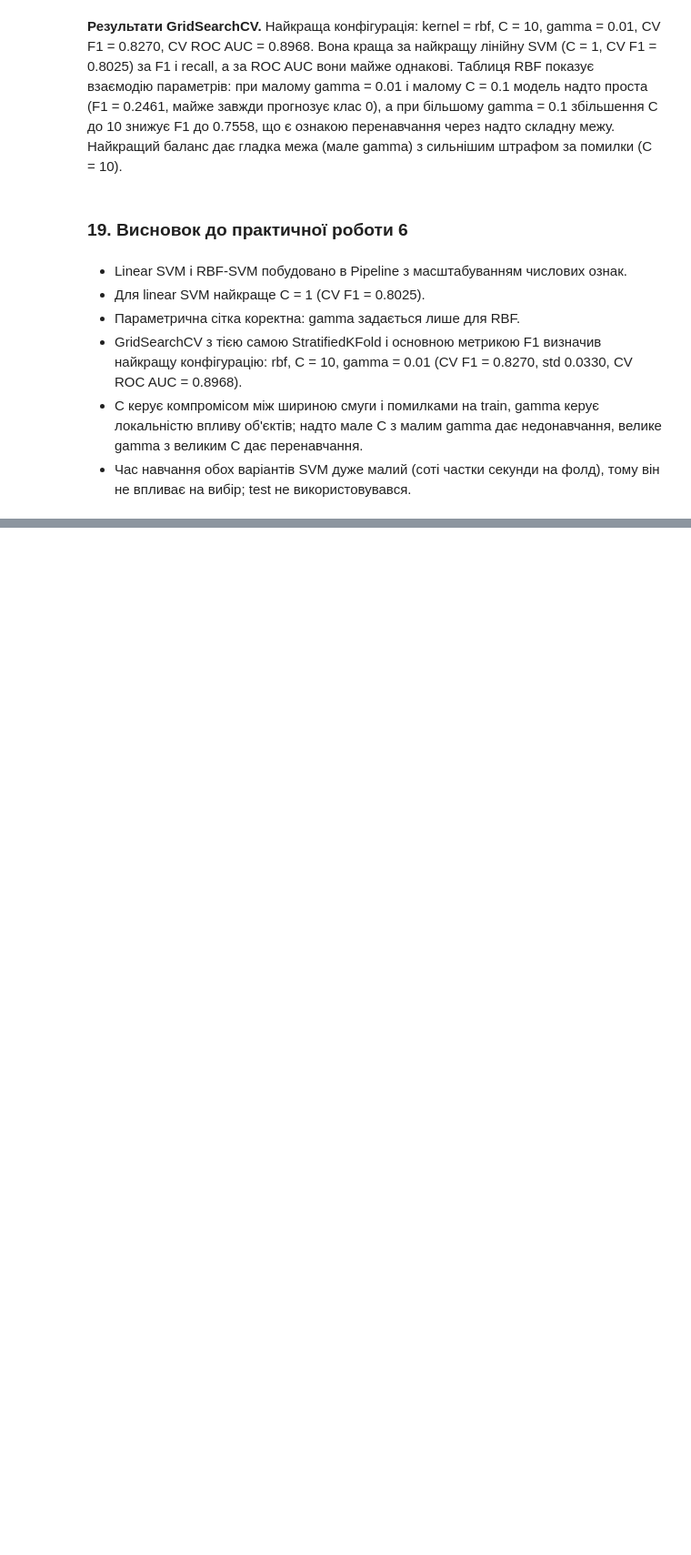
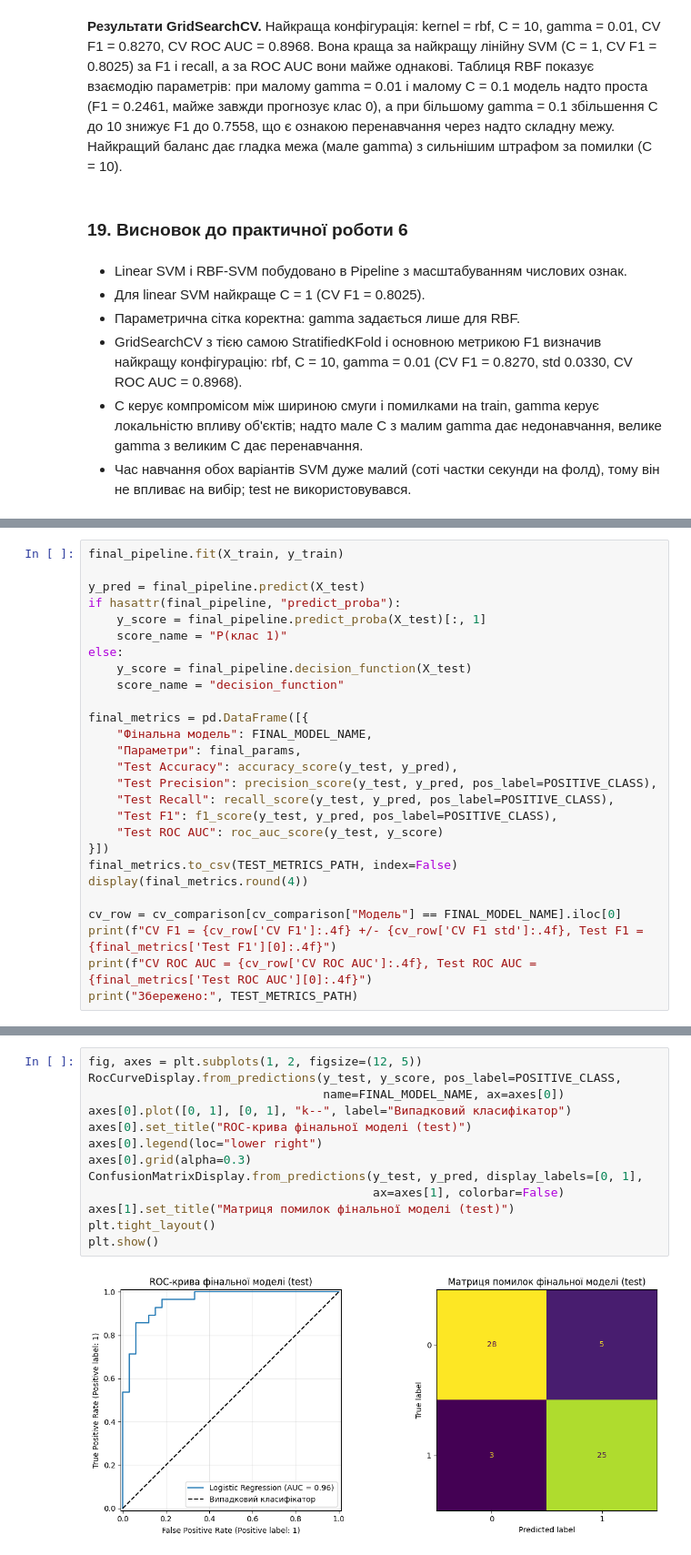
Before and after one commit to Konoplyai/pattern-recognition-practice, a Jupyter notebook: classification-mini-project/notebooks/PR04_Konoplia_I.ipynb, the cells around one changed output, grey strips where cells are left out. Shown at 91% size. Drawn from its saved outputs; the diff is of its cells as text; blank space fills up the shorter version.

```diff
--- a/classification-mini-project/notebooks/PR04_Konoplia_I.ipynb
+++ b/classification-mini-project/notebooks/PR04_Konoplia_I.ipynb
@@ -941,0 +1148,27 @@ gamma = 0.1 збільшення C до 10 знижує F1 до 0.7558, що є
+# %%
+final_pipeline.fit(X_train, y_train)
+
+y_pred = final_pipeline.predict(X_test)
+if hasattr(final_pipeline, "predict_proba"):
+    y_score = final_pipeline.predict_proba(X_test)[:, 1]
+    score_name = "P(клас 1)"
+else:
+    y_score = final_pipeline.decision_function(X_test)
+    score_name = "decision_function"
+
+final_metrics = pd.DataFrame([{
+    "Фінальна модель": FINAL_MODEL_NAME,
+    "Параметри": final_params,
+    "Test Accuracy": accuracy_score(y_test, y_pred),
+    "Test Precision": precision_score(y_test, y_pred, pos_label=POSITIVE_CLASS),
+    "Test Recall": recall_score(y_test, y_pred, pos_label=POSITIVE_CLASS),
+    "Test F1": f1_score(y_test, y_pred, pos_label=POSITIVE_CLASS),
+    "Test ROC AUC": roc_auc_score(y_test, y_score)
+}])
+final_metrics.to_csv(TEST_METRICS_PATH, index=False)
+display(final_metrics.round(4))
+
+cv_row = cv_comparison[cv_comparison["Модель"] == FINAL_MODEL_NAME].iloc[0]
+print(f"CV F1 = {cv_row['CV F1']:.4f} +/- {cv_row['CV F1 std']:.4f}, Test F1 = {final_metrics['Test F1'][0]:.4f}")
+print(f"CV ROC AUC = {cv_row['CV ROC AUC']:.4f}, Test ROC AUC = {final_metrics['Test ROC AUC'][0]:.4f}")
+print("Збережено:", TEST_METRICS_PATH)
@@ -941,0 +1181,15 @@ gamma = 0.1 збільшення C до 10 знижує F1 до 0.7558, що є
+# %%
+fig, axes = plt.subplots(1, 2, figsize=(12, 5))
+RocCurveDisplay.from_predictions(y_test, y_score, pos_label=POSITIVE_CLASS,
+                                 name=FINAL_MODEL_NAME, ax=axes[0])
+axes[0].plot([0, 1], [0, 1], "k--", label="Випадковий класифікатор")
+axes[0].set_title("ROC-крива фінальної моделі (test)")
+axes[0].legend(loc="lower right")
+axes[0].grid(alpha=0.3)
+ConfusionMatrixDisplay.from_predictions(y_test, y_pred, display_labels=[0, 1],
+                                        ax=axes[1], colorbar=False)
+axes[1].set_title("Матриця помилок фінальної моделі (test)")
+plt.tight_layout()
+plt.show()
+# %% [output]
+[figure, added]
```
Also changed, not shown: parts of 30 cells of this notebook.
